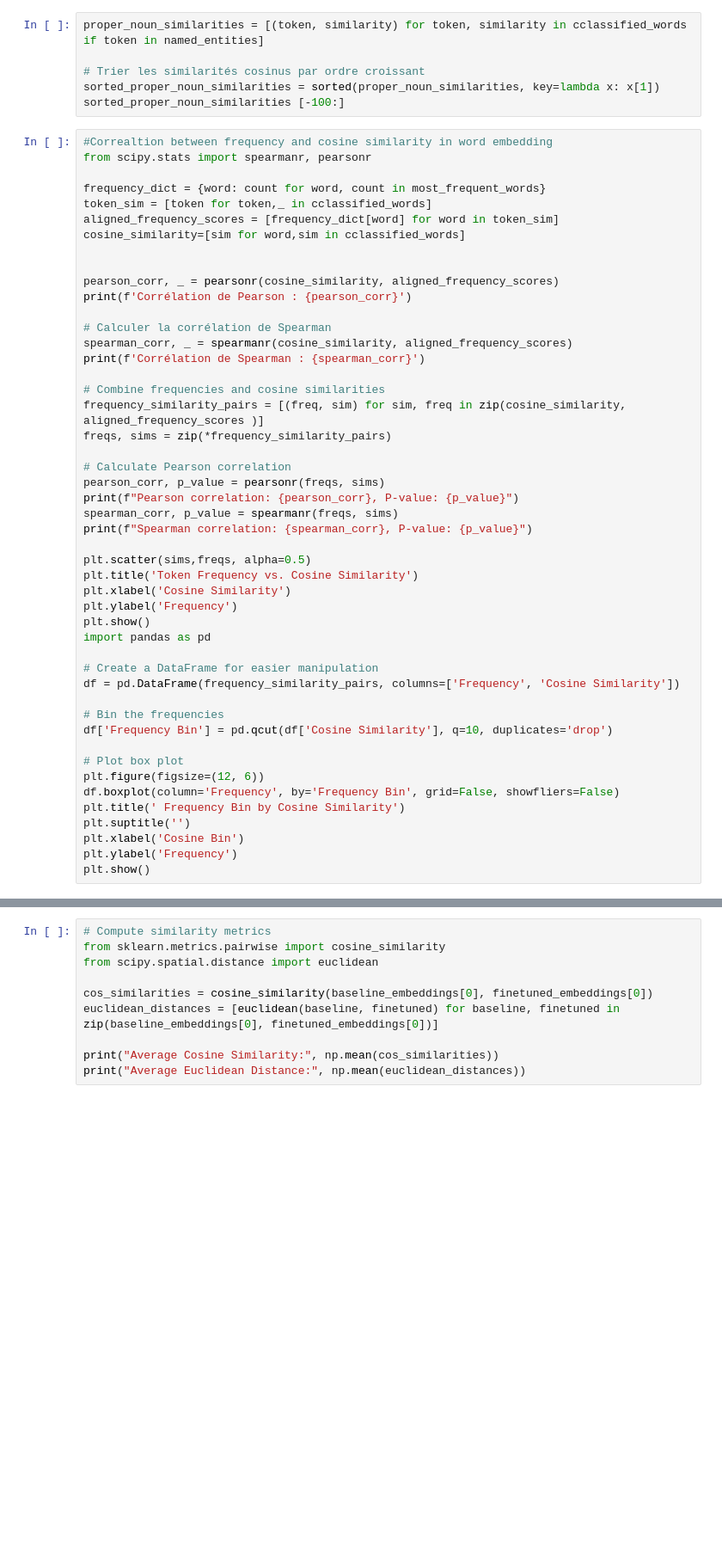
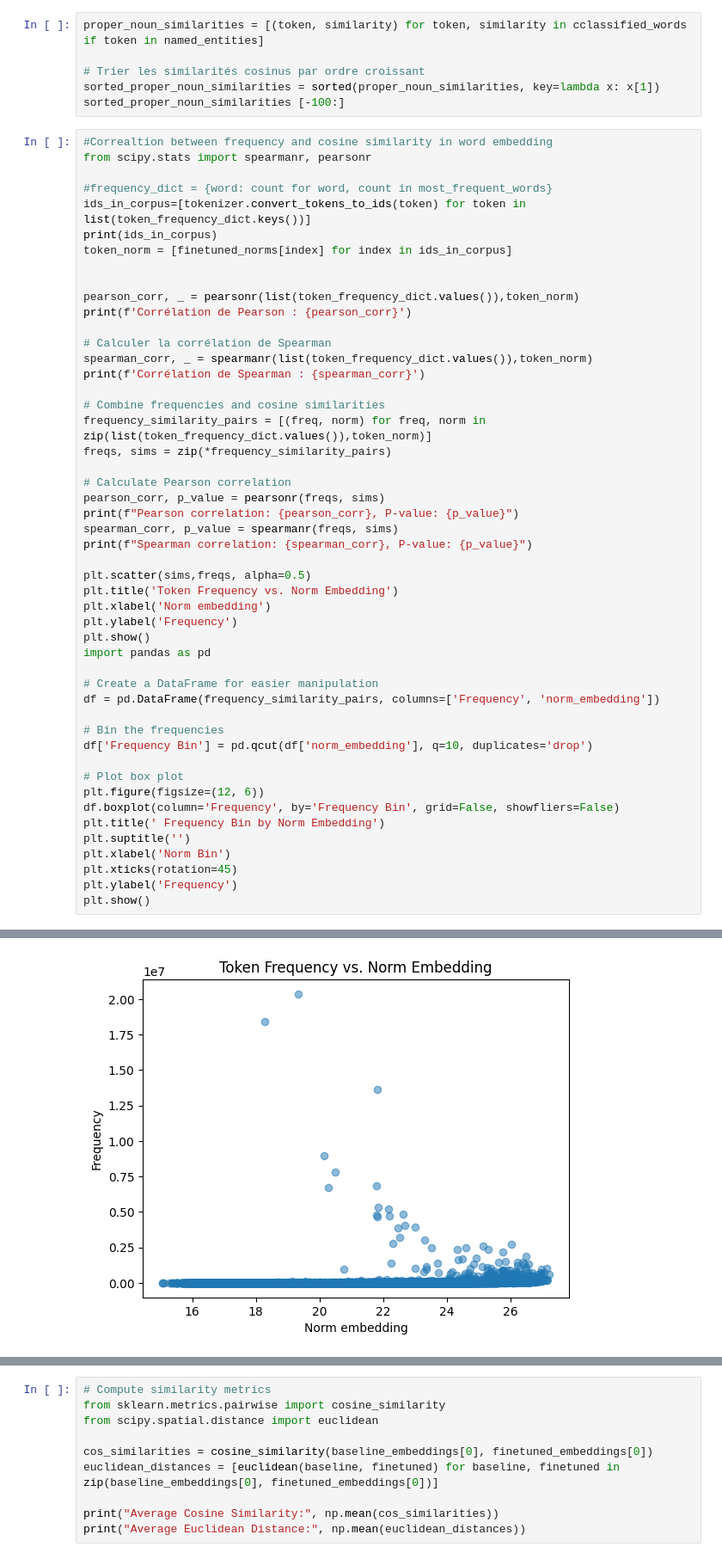
Before and after one commit to swerik-project/pretraining_plm, a Jupyter notebook: comprehension_model2.ipynb, the cells around one changed output, grey strips where cells are left out. Shown at 86% size. Cells and saved outputs as stored; diff of their text form; blank space fills up the shorter version.

```diff
--- a/comprehension_model2.ipynb
+++ b/comprehension_model2.ipynb
@@ -302,21 +304,21 @@ sorted_proper_noun_similarities [-100:]
 #Correaltion between frequency and cosine similarity in word embedding
 from scipy.stats import spearmanr, pearsonr
 
-frequency_dict = {word: count for word, count in most_frequent_words}
-token_sim = [token for token,_ in cclassified_words]
-aligned_frequency_scores = [frequency_dict[word] for word in token_sim]
-cosine_similarity=[sim for word,sim in cclassified_words]
+#frequency_dict = {word: count for word, count in most_frequent_words}
+ids_in_corpus=[tokenizer.convert_tokens_to_ids(token) for token in list(token_frequency_dict.keys())]
+print(ids_in_corpus)
+token_norm = [finetuned_norms[index] for index in ids_in_corpus]
 
 
-pearson_corr, _ = pearsonr(cosine_similarity, aligned_frequency_scores)
+pearson_corr, _ = pearsonr(list(token_frequency_dict.values()),token_norm)
 print(f'Corrélation de Pearson : {pearson_corr}')
 
 # Calculer la corrélation de Spearman
-spearman_corr, _ = spearmanr(cosine_similarity, aligned_frequency_scores)
+spearman_corr, _ = spearmanr(list(token_frequency_dict.values()),token_norm)
 print(f'Corrélation de Spearman : {spearman_corr}')
 
 # Combine frequencies and cosine similarities
-frequency_similarity_pairs = [(freq, sim) for sim, freq in zip(cosine_similarity, aligned_frequency_scores )]
+frequency_similarity_pairs = [(freq, norm) for freq, norm in zip(list(token_frequency_dict.values()),token_norm)]
 freqs, sims = zip(*frequency_similarity_pairs)
 
 # Calculate Pearson correlation
@@ -326,23 +328,25 @@ spearman_corr, p_value = spearmanr(freqs, sims)
 print(f"Spearman correlation: {spearman_corr}, P-value: {p_value}")
 
 plt.scatter(sims,freqs, alpha=0.5)
-plt.title('Token Frequency vs. Cosine Similarity')
-plt.xlabel('Cosine Similarity')
+plt.title('Token Frequency vs. Norm Embedding')
+plt.xlabel('Norm embedding')
 plt.ylabel('Frequency')
 plt.show()
 import pandas as pd
 
 # Create a DataFrame for easier manipulation
-df = pd.DataFrame(frequency_similarity_pairs, columns=['Frequency', 'Cosine Similarity'])
+df = pd.DataFrame(frequency_similarity_pairs, columns=['Frequency', 'norm_embedding'])
 
 # Bin the frequencies
-df['Frequency Bin'] = pd.qcut(df['Cosine Similarity'], q=10, duplicates='drop')
+df['Frequency Bin'] = pd.qcut(df['norm_embedding'], q=10, duplicates='drop')
 
 # Plot box plot
 plt.figure(figsize=(12, 6))
 df.boxplot(column='Frequency', by='Frequency Bin', grid=False, showfliers=False)
-plt.title(' Frequency Bin by Cosine Similarity')
+plt.title(' Frequency Bin by Norm Embedding')
 plt.suptitle('')
-plt.xlabel('Cosine Bin')
+plt.xlabel('Norm Bin')
+plt.xticks(rotation=45)
 plt.ylabel('Frequency')
 plt.show()
+# %% [output]
@@ -348,0 +358 @@ plt.show()
+[figure, added]
```
Also changed, not shown: parts of 9 cells of this notebook, 2 other files.
